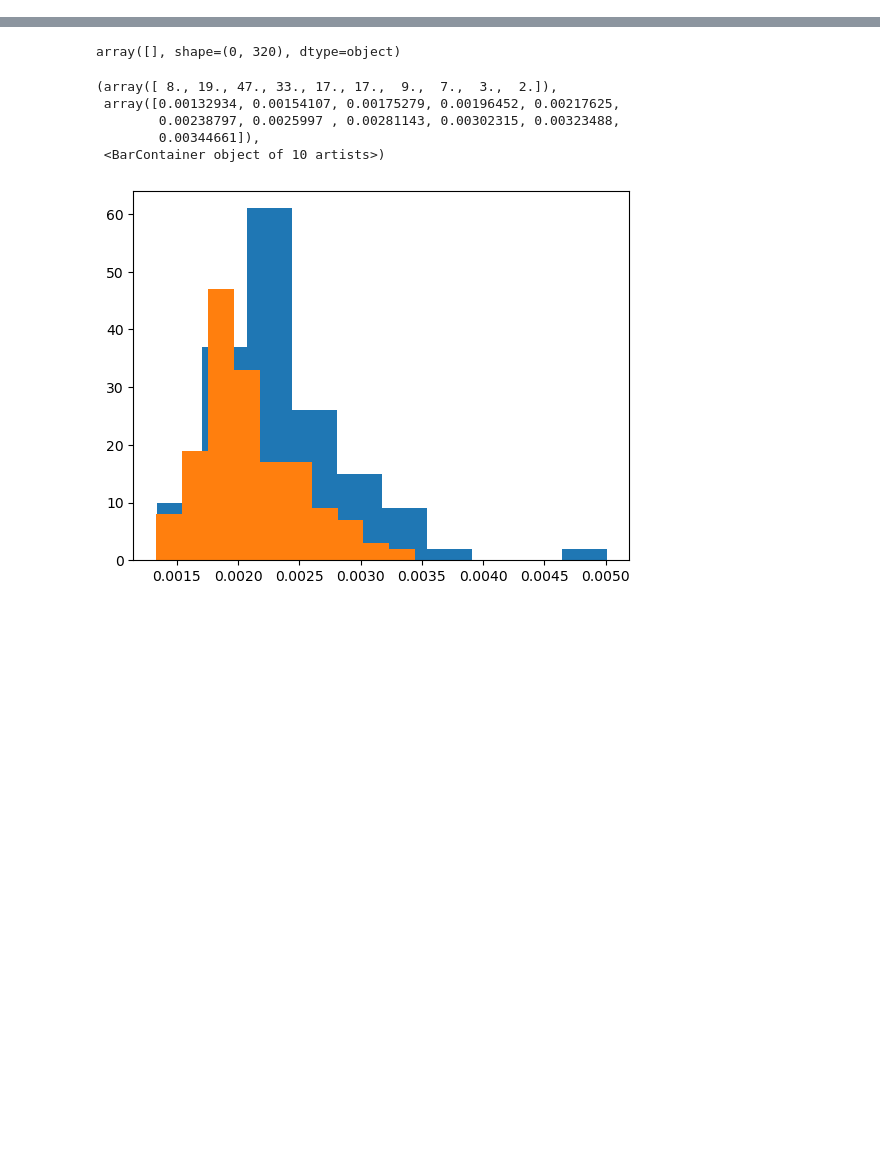
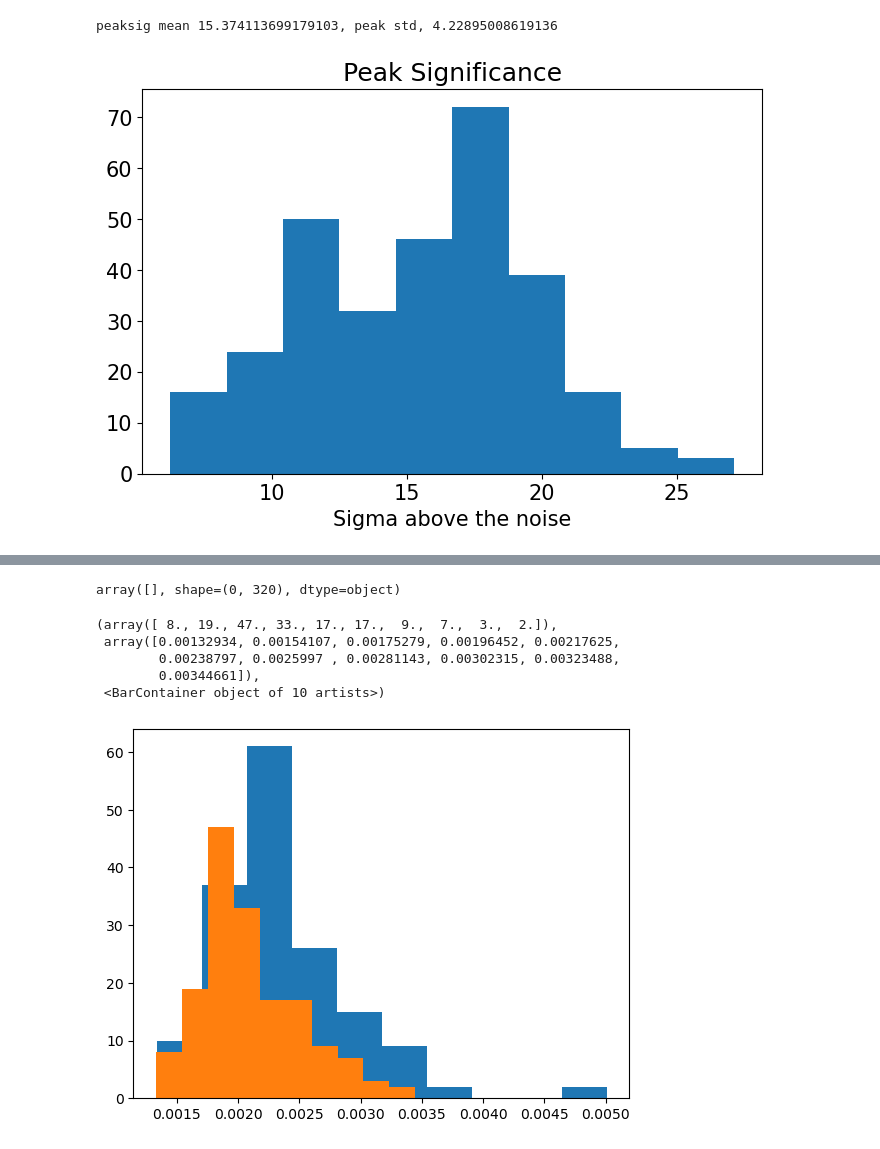
Before and after one commit to laureloneill/psf_source_localization, a Jupyter notebook: dataview.ipynb, the cells around one changed output, grey strips where cells are left out. Saved outputs shown, nothing was run; the diff lists cells and outputs as text; code cells hidden in the pictures; blank space fills up the shorter version.

```diff
--- a/dataview.ipynb
+++ b/dataview.ipynb
@@ -163,0 +171,9 @@ fig1.savefig('fwhm.png')
+# %%
+fig2,ax2 = plt.subplots()
+plt.hist(peakSig)
+plt.xlabel('Sigma above the noise')
+plt.title('Peak Significance')
+print(f"peaksig mean {np.mean(peakSig)}, peak std, {np.std(peakSig)}")
+# %% [output]
+peaksig mean 15.374113699179103, peak std, 4.22895008619136
+[figure, added]
```
Also changed, not shown: parts of 8 cells of this notebook, 19 other files.
